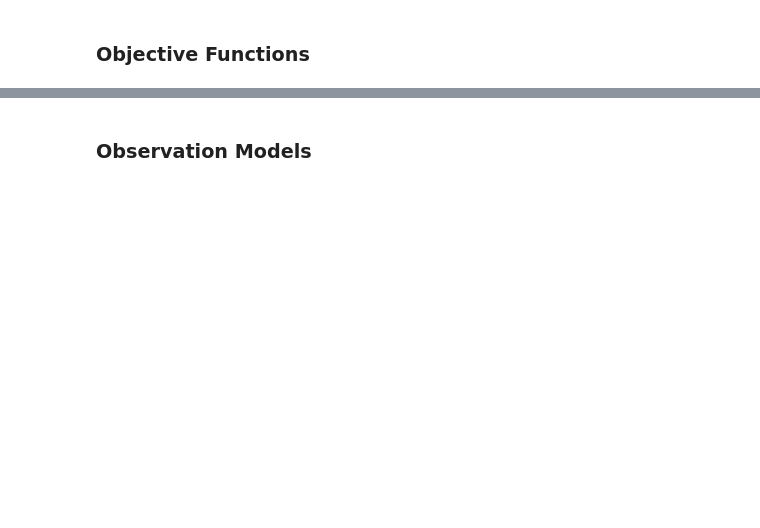
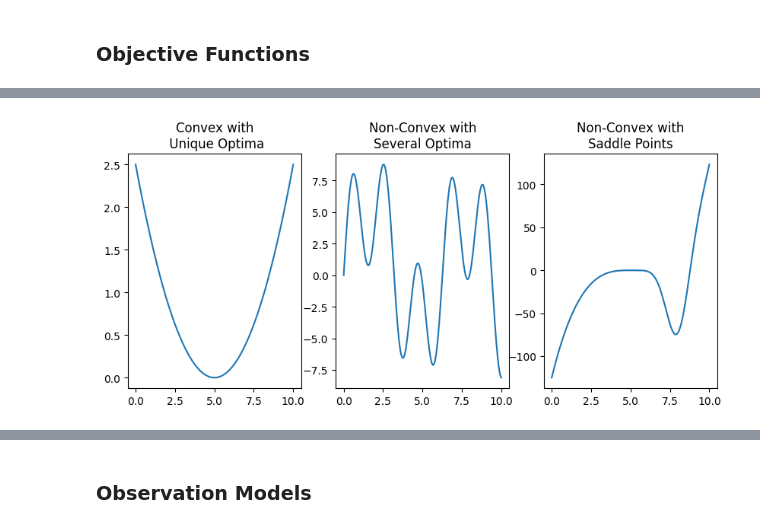
Before and after one commit to drewgjerstad/bayesian-optimization, a Jupyter notebook: docs/01_introduction.ipynb, the cells around one changed output, grey strips where cells are left out. Saved outputs shown, nothing was run; the diff lists cells and outputs as text; code cells hidden in the pictures; blank space fills up the shorter version.

```diff
--- a/docs/01_introduction.ipynb
+++ b/docs/01_introduction.ipynb
@@ -236,0 +254,24 @@ plt.show()
+# %%
+# Plot General Types of Objective Functions
+
+def objective_convex(x:np.array)->np.array:
+    return 0.1*(x - 5)**2
+
+def objective_non_convex(x:np.array)->np.array:
+    return np.sin(2*x) * np.cos(x) * 10 + np.sin(0.5 * x) + 0.05 * x
+
+def objective_non_convex_saddle(x:np.array)->np.array:
+    return (x - 5)**3 - 100 * np.exp(-((x - 8)**2))
+
+x = np.linspace(0, 10, 1000)
+
+fig, ax = plt.subplots(nrows=1, ncols=3, figsize=(10, 4))
+ax[0].plot(x, objective_convex(x))
+ax[0].set_title("Convex with\n Unique Optima")
+ax[1].plot(x, objective_non_convex(x))
+ax[1].set_title("Non-Convex with\nSeveral Optima")
+ax[2].plot(x, objective_non_convex_saddle(x))
+ax[2].set_title("Non-Convex with\nSaddle Points")
+plt.show()
+# %% [output]
+[figure, added]
```
Also changed, not shown: parts of 7 cells of this notebook.
